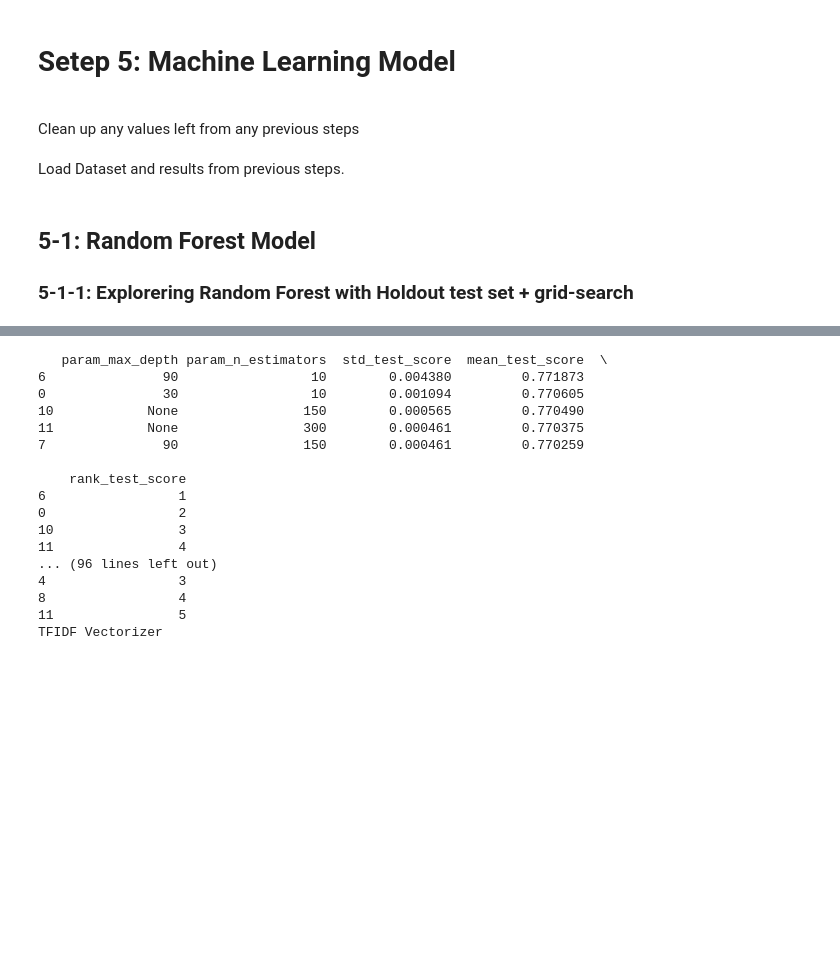
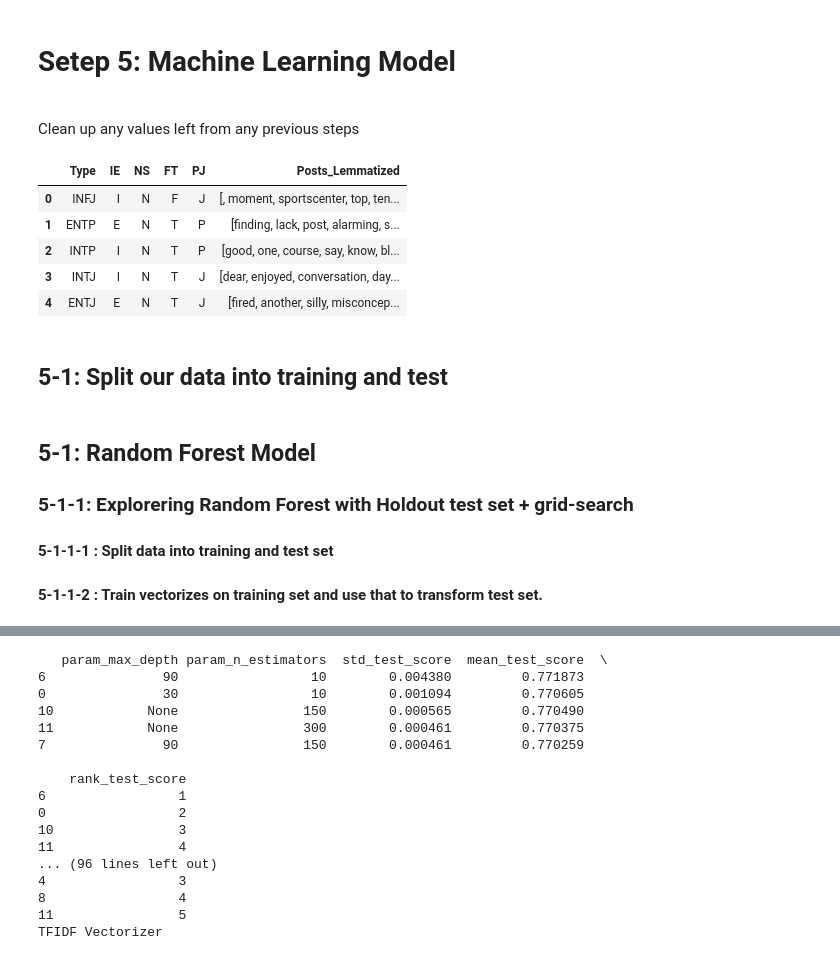
Before and after one commit to shshakib/Twitter-Personality-Prediction, a Jupyter notebook: Step5 Machine Learning Model.ipynb, the cells around one changed output, grey strips where cells are left out. Cells and saved outputs as stored; diff of their text form; code cells hidden in the pictures; blank space fills up the shorter version.

```diff
--- a/Step5 Machine Learning Model.ipynb
+++ b/Step5 Machine Learning Model.ipynb
@@ -11,2 +12,0 @@ for name in dir():
-# %% [markdown]
-Load Dataset and results from previous steps.
@@ -30,0 +13,17 @@ features_Dic = {'Count Vectorizer': sparse.load_npz('full_Lem_CV.npz'),
+# %%
+#Load information from prevous steps
+import pandas as pd
+
+fields = ['Type', 'IE', 'NS', 'FT', 'PJ', 'Posts_Lemmatized']
+mbti_Dataset = pd.read_pickle('mbti_Dataset2.pkl')
+mbti_Dataset = mbti_Dataset.filter(fields)
+mbti_Dataset.head()
+# %% [output]
+|  | Type | IE | NS | FT | PJ | Posts_Lemmatized |
+| 0 | INFJ | I | N | F | J | [, moment, sportscenter, top, ten... |
+| 1 | ENTP | E | N | T | P | [finding, lack, post, alarming, s... |
+| 2 | INTP | I | N | T | P | [good, one, course, say, know, bl... |
+| 3 | INTJ | I | N | T | J | [dear, enjoyed, conversation, day... |
+| 4 | ENTJ | E | N | T | J | [fired, another, silly, misconcep... |
+# %% [markdown]
+## 5-1: Split our data into training and test
@@ -31,6 +127,8 @@ features_Dic = {'Count Vectorizer': sparse.load_npz('full_Lem_CV.npz'),
 # %% [markdown]
 ## 5-1: Random Forest Model
 ### 5-1-1: Explorering Random Forest with Holdout test set + grid-search
+#### 5-1-1-1 : Split data into training and test set
+#### 5-1-1-2 : Train vectorizes on training set and use that to transform test set.
 # %%
 from sklearn.metrics import precision_recall_fscore_support as score
 from sklearn.model_selection import train_test_split
```
Also changed, not shown: parts of 7 cells of this notebook, 2 other files.
